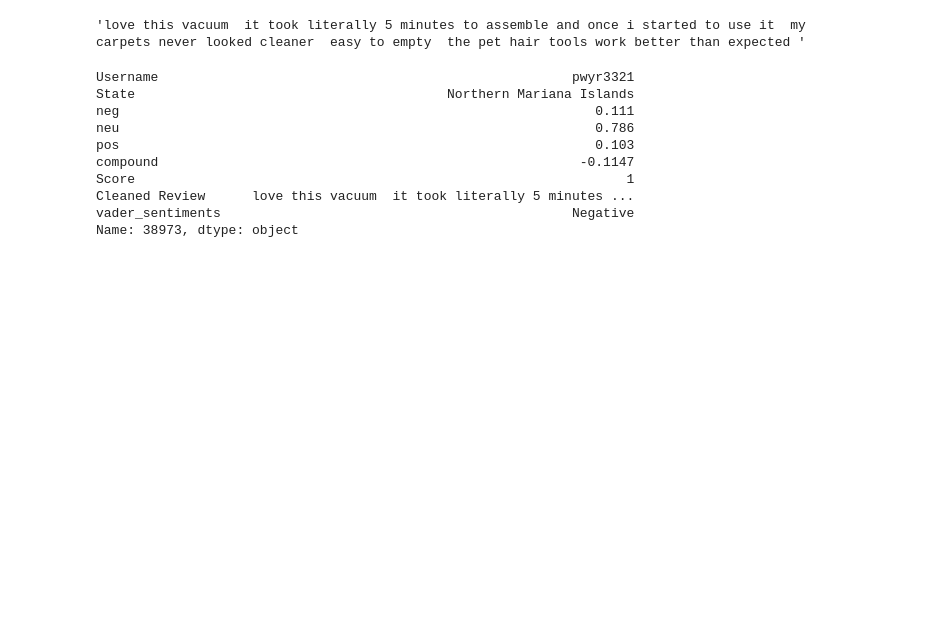
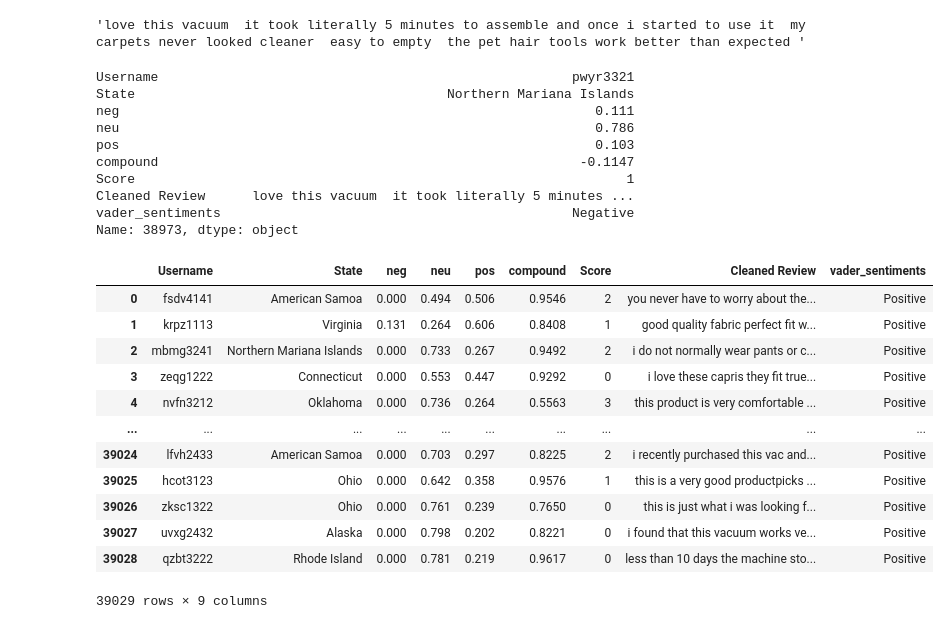
Before and after one commit to achile-design/uos, a Jupyter notebook: 3539186_BD2.ipynb, the cells around one changed output. Saved outputs shown, nothing was run; the diff lists cells and outputs as text; code cells hidden in the pictures; blank space fills up the shorter version.

```diff
--- a/3539186_BD2.ipynb
+++ b/3539186_BD2.ipynb
@@ -646,0 +649,16 @@ Name: 38973, dtype: object
+# %%
+score_output_df
+# %% [output]
+|  | Username | State | neg | neu | pos | compound | Score | Cleaned Review | vader_sentiments |
+| 0 | fsdv4141 | American Samoa | 0.000 | 0.494 | 0.506 | 0.9546 | 2 | you never have to worry about the... | Positive |
+| 1 | krpz1113 | Virginia | 0.131 | 0.264 | 0.606 | 0.8408 | 1 | good quality fabric perfect fit w... | Positive |
+| 2 | mbmg3241 | Northern Mariana Islands | 0.000 | 0.733 | 0.267 | 0.9492 | 2 | i do not normally wear pants or c... | Positive |
+| 3 | zeqg1222 | Connecticut | 0.000 | 0.553 | 0.447 | 0.9292 | 0 | i love these capris they fit true... | Positive |
+| 4 | nvfn3212 | Oklahoma | 0.000 | 0.736 | 0.264 | 0.5563 | 3 | this product is very comfortable ... | Positive |
+| ... | ... | ... | ... | ... | ... | ... | ... | ... | ... |
+| 39024 | lfvh2433 | American Samoa | 0.000 | 0.703 | 0.297 | 0.8225 | 2 | i recently purchased this vac and... | Positive |
+| 39025 | hcot3123 | Ohio | 0.000 | 0.642 | 0.358 | 0.9576 | 1 | this is a very good productpicks ... | Positive |
+| 39026 | zksc1322 | Ohio | 0.000 | 0.761 | 0.239 | 0.7650 | 0 | this is just what i was looking f... | Positive |
+| 39027 | uvxg2432 | Alaska | 0.000 | 0.798 | 0.202 | 0.8221 | 0 | i found that this vacuum works ve... | Positive |
+| 39028 | qzbt3222 | Rhode Island | 0.000 | 0.781 | 0.219 | 0.9617 | 0 | less than 10 days the machine sto... | Positive |
+39029 rows × 9 columns
```
Also changed, not shown: parts of 10 cells of this notebook.
